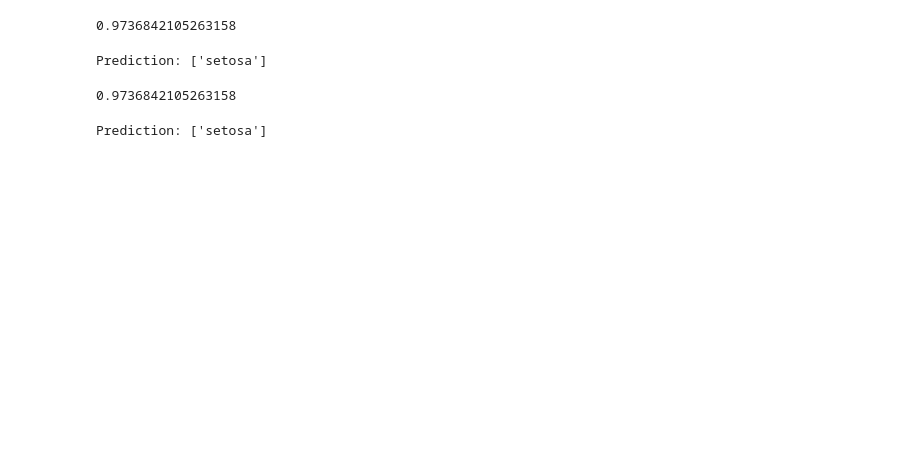
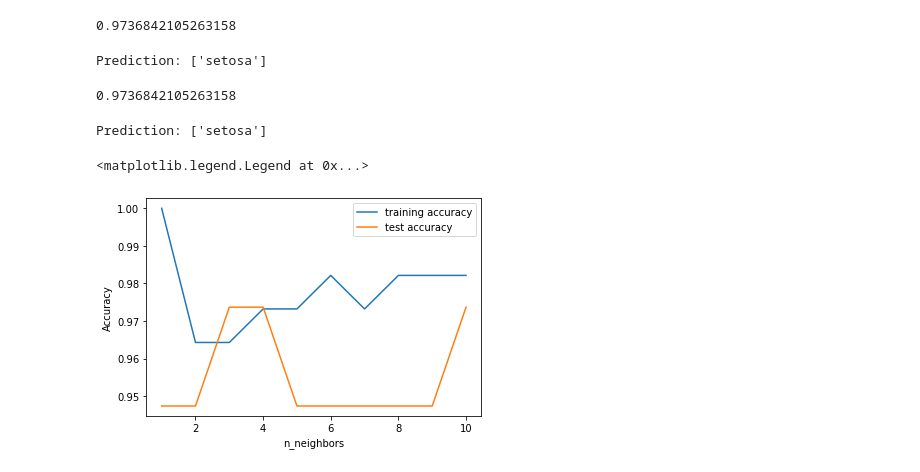
Before and after one commit to Denis04-M/Denis04-M-iris_classification, a Jupyter notebook: iris_classfication.ipynb, the cells around one changed output. Cells and saved outputs as stored; diff of their text form; code cells hidden in the pictures; blank space fills up the shorter version.

```diff
--- a/iris_classfication.ipynb
+++ b/iris_classfication.ipynb
@@ -74,3 +78,35 @@ prediction1 = tr.predict(new)
 print(f"Prediction: {iris_dataset['target_names'][prediction1]}")
 # %% [output]
 Prediction: ['setosa']
+# %%
+# Evaluating the accuracy of the k-nearest model in relation to k
+
+from sklearn.datasets import load_iris
+from sklearn.model_selection import train_test_split
+from sklearn.neighbors import KNeighborsClassifier
+import matplotlib.pyplot as plt
+
+iris = load_iris()
+
+X_train, X_test, y_train, y_test = train_test_split(iris.data, iris.target,
+                                                   stratify = iris.target, random_state = 66)
+
+training_accuracy = []
+test_accuracy = []
+neighbors_count = range(1,11)
+
+for neighbors in neighbors_count:
+  clf = KNeighborsClassifier(n_neighbors = neighbors)
+  clf.fit(X_train, y_train)
+  # recording train & test accuracy
+  training_accuracy.append(clf.score(X_train, y_train))
+  test_accuracy.append(clf.score(X_test, y_test))
+
+plt.plot(neighbors_count, training_accuracy, label="training accuracy")
+plt.plot(neighbors_count, test_accuracy, label="test accuracy")
+plt.ylabel("Accuracy")
+plt.xlabel("n_neighbors")
+plt.legend()
+# %% [output]
+<matplotlib.legend.Legend at 0x...>
+[figure, added]
```
Also changed, not shown: parts of 3 cells of this notebook.
